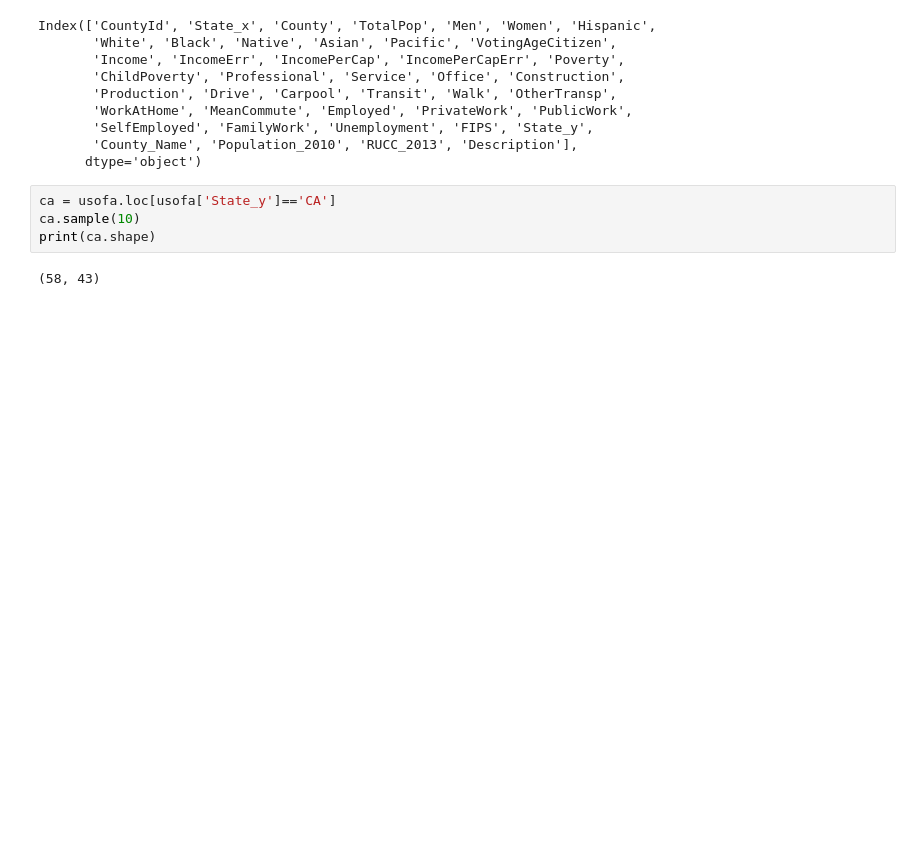
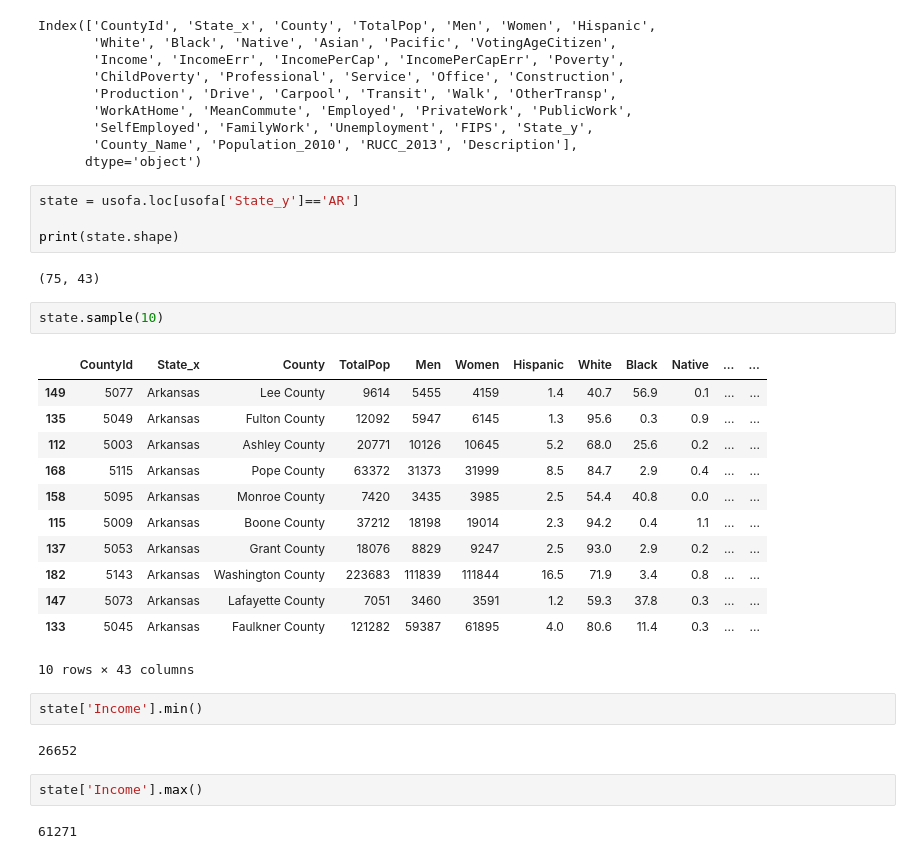
Before and after one commit to vharkar/305-virginia-census-data, a Jupyter notebook: assets/pandas_eda.ipynb, the cells around one changed output. Saved outputs shown, nothing was run; the diff lists cells and outputs as text; blank space fills up the shorter version.

```diff
--- a/assets/pandas_eda.ipynb
+++ b/assets/pandas_eda.ipynb
@@ -138,8 +138,31 @@ Index(['CountyId', 'State_x', 'County', 'TotalPop', 'Men', 'Women', 'Hispanic',
        'County_Name', 'Population_2010', 'RUCC_2013', 'Description'],
       dtype='object')
 # %%
-ca = usofa.loc[usofa['State_y']=='CA']
-ca.sample(10)
-print(ca.shape)
+state = usofa.loc[usofa['State_y']=='AR']
+
+print(state.shape)
 # %% [output]
-(58, 43)
+(75, 43)
+# %%
+state.sample(10)
+# %% [output]
+|  | CountyId | State_x | County | TotalPop | Men | Women | Hispanic | White | Black | Native | ... | ... |
+| 149 | 5077 | Arkansas | Lee County | 9614 | 5455 | 4159 | 1.4 | 40.7 | 56.9 | 0.1 | ... | ... |
+| 135 | 5049 | Arkansas | Fulton County | 12092 | 5947 | 6145 | 1.3 | 95.6 | 0.3 | 0.9 | ... | ... |
+| 112 | 5003 | Arkansas | Ashley County | 20771 | 10126 | 10645 | 5.2 | 68.0 | 25.6 | 0.2 | ... | ... |
+| 168 | 5115 | Arkansas | Pope County | 63372 | 31373 | 31999 | 8.5 | 84.7 | 2.9 | 0.4 | ... | ... |
+| 158 | 5095 | Arkansas | Monroe County | 7420 | 3435 | 3985 | 2.5 | 54.4 | 40.8 | 0.0 | ... | ... |
+| 115 | 5009 | Arkansas | Boone County | 37212 | 18198 | 19014 | 2.3 | 94.2 | 0.4 | 1.1 | ... | ... |
+| 137 | 5053 | Arkansas | Grant County | 18076 | 8829 | 9247 | 2.5 | 93.0 | 2.9 | 0.2 | ... | ... |
+| 182 | 5143 | Arkansas | Washington County | 223683 | 111839 | 111844 | 16.5 | 71.9 | 3.4 | 0.8 | ... | ... |
+| 147 | 5073 | Arkansas | Lafayette County | 7051 | 3460 | 3591 | 1.2 | 59.3 | 37.8 | 0.3 | ... | ... |
+| 133 | 5045 | Arkansas | Faulkner County | 121282 | 59387 | 61895 | 4.0 | 80.6 | 11.4 | 0.3 | ... | ... |
+10 rows × 43 columns
+# %%
+state['Income'].min()
+# %% [output]
+26652
+# %%
+state['Income'].max()
+# %% [output]
+61271
```
Also changed, not shown: parts of 2 cells of this notebook, 1 other file.
